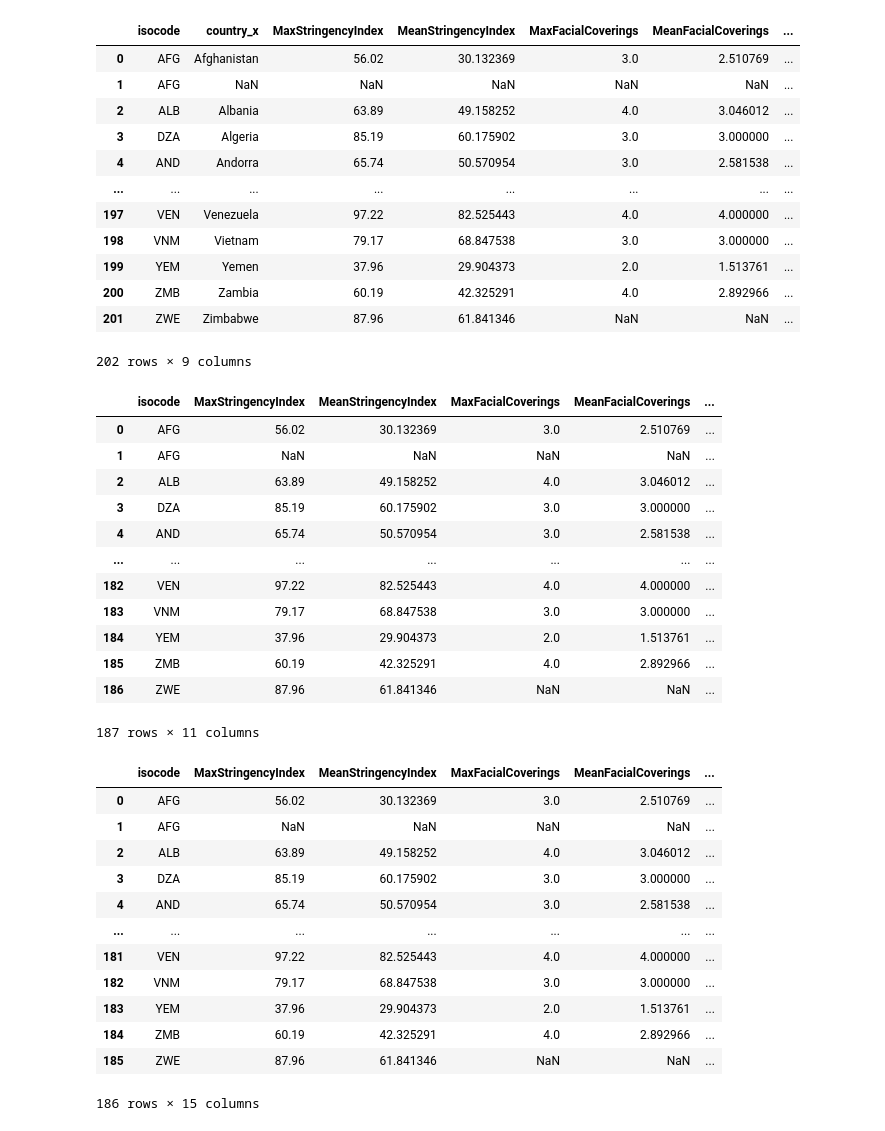
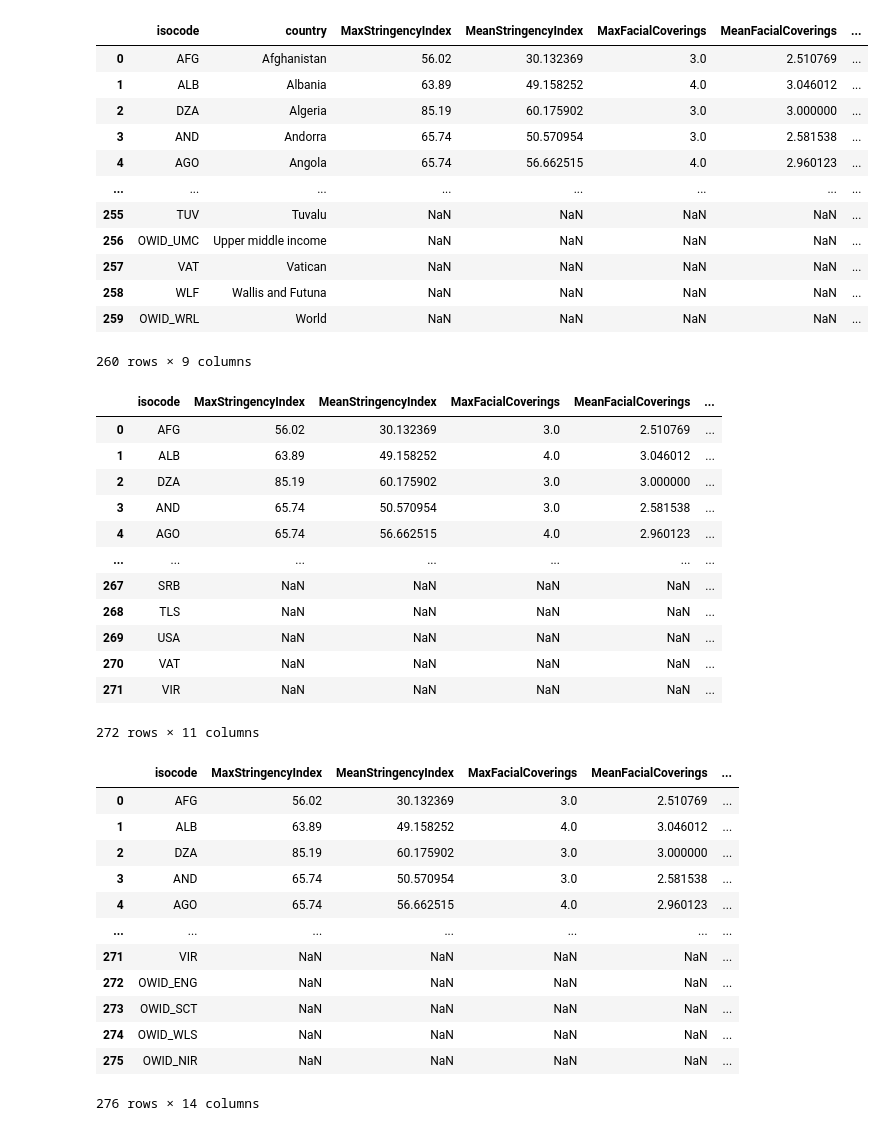
Before and after one commit to polinaprinii/DAP-Project, a Jupyter notebook: Linear Regression/Final Dataset.ipynb, the cells around one changed output. Saved outputs shown, nothing was run; the diff lists cells and outputs as text; code cells hidden in the pictures.

```diff
--- a/Linear Regression/Final Dataset.ipynb
+++ b/Linear Regression/Final Dataset.ipynb
@@ -13,56 +13,56 @@ tests = pd.read_csv(url3)
 url4 = "https://raw.githubusercontent.com/polinaprinii/DAP-Project/main/Vaccine_Analysis_by_Country/Main%20Project/CSV%20Files/finalexport.csv?token=ASV4RSZSY4LEVQIIVPRB43LBW6WDI"
 vaccine = pd.read_csv(url4)
 # %%
-merge1 = pd.merge(restrictions, tests, on ="isocode")
-merge1 = merge1[['isocode','country_x','MaxStringencyIndex','MeanStringencyIndex','MaxFacialCoverings','MeanFacialCoverings','MaxStayHome','MeanStayHome','tests']]
+merge1 = pd.merge(restrictions, tests, how="outer", left_on =["isocode","country"], right_on = ["isocode","country"])
+merge1 = merge1[['isocode','country','MaxStringencyIndex','MeanStringencyIndex','MaxFacialCoverings','MeanFacialCoverings','MaxStayHome','MeanStayHome','tests']]
 merge1
 # %% [output]
-|  | isocode | country_x | MaxStringencyIndex | MeanStringencyIndex | MaxFacialCoverings | MeanFacialCoverings | ... |
+|  | isocode | country | MaxStringencyIndex | MeanStringencyIndex | MaxFacialCoverings | MeanFacialCoverings | ... |
 | 0 | AFG | Afghanistan | 56.02 | 30.132369 | 3.0 | 2.510769 | ... |
-| 1 | AFG | NaN | NaN | NaN | NaN | NaN | ... |
-| 2 | ALB | Albania | 63.89 | 49.158252 | 4.0 | 3.046012 | ... |
-| 3 | DZA | Algeria | 85.19 | 60.175902 | 3.0 | 3.000000 | ... |
-| 4 | AND | Andorra | 65.74 | 50.570954 | 3.0 | 2.581538 | ... |
+| 1 | ALB | Albania | 63.89 | 49.158252 | 4.0 | 3.046012 | ... |
+| 2 | DZA | Algeria | 85.19 | 60.175902 | 3.0 | 3.000000 | ... |
+| 3 | AND | Andorra | 65.74 | 50.570954 | 3.0 | 2.581538 | ... |
+| 4 | AGO | Angola | 65.74 | 56.662515 | 4.0 | 2.960123 | ... |
 | ... | ... | ... | ... | ... | ... | ... | ... |
-| 197 | VEN | Venezuela | 97.22 | 82.525443 | 4.0 | 4.000000 | ... |
-| 198 | VNM | Vietnam | 79.17 | 68.847538 | 3.0 | 3.000000 | ... |
-| 199 | YEM | Yemen | 37.96 | 29.904373 | 2.0 | 1.513761 | ... |
-| 200 | ZMB | Zambia | 60.19 | 42.325291 | 4.0 | 2.892966 | ... |
-| 201 | ZWE | Zimbabwe | 87.96 | 61.841346 | NaN | NaN | ... |
+| 255 | TUV | Tuvalu | NaN | NaN | NaN | NaN | ... |
+| 256 | OWID_UMC | Upper middle income | NaN | NaN | NaN | NaN | ... |
+| 257 | VAT | Vatican | NaN | NaN | NaN | NaN | ... |
+| 258 | WLF | Wallis and Futuna | NaN | NaN | NaN | NaN | ... |
+| 259 | OWID_WRL | World | NaN | NaN | NaN | NaN | ... |
-202 rows × 9 columns
+260 rows × 9 columns
 # %%
-merge2 = pd.merge(merge1,cases_deaths, on="isocode")
+merge2 = pd.merge(merge1,cases_deaths,how="outer", left_on =["isocode","country"], right_on = ["isocode","country"])
 merge2 = merge2[['isocode','MaxStringencyIndex','MeanStringencyIndex','MaxFacialCoverings','MeanFacialCoverings','MaxStayHome','MeanStayHome','tests','country','Confirmed','Deaths']]
 merge2
 # %% [output]
 |  | isocode | MaxStringencyIndex | MeanStringencyIndex | MaxFacialCoverings | MeanFacialCoverings | ... |
 | 0 | AFG | 56.02 | 30.132369 | 3.0 | 2.510769 | ... |
-| 1 | AFG | NaN | NaN | NaN | NaN | ... |
-| 2 | ALB | 63.89 | 49.158252 | 4.0 | 3.046012 | ... |
-| 3 | DZA | 85.19 | 60.175902 | 3.0 | 3.000000 | ... |
-| 4 | AND | 65.74 | 50.570954 | 3.0 | 2.581538 | ... |
+| 1 | ALB | 63.89 | 49.158252 | 4.0 | 3.046012 | ... |
+| 2 | DZA | 85.19 | 60.175902 | 3.0 | 3.000000 | ... |
+| 3 | AND | 65.74 | 50.570954 | 3.0 | 2.581538 | ... |
+| 4 | AGO | 65.74 | 56.662515 | 4.0 | 2.960123 | ... |
 | ... | ... | ... | ... | ... | ... | ... |
-| 182 | VEN | 97.22 | 82.525443 | 4.0 | 4.000000 | ... |
-| 183 | VNM | 79.17 | 68.847538 | 3.0 | 3.000000 | ... |
-| 184 | YEM | 37.96 | 29.904373 | 2.0 | 1.513761 | ... |
-| 185 | ZMB | 60.19 | 42.325291 | 4.0 | 2.892966 | ... |
-| 186 | ZWE | 87.96 | 61.841346 | NaN | NaN | ... |
+| 267 | SRB | NaN | NaN | NaN | NaN | ... |
+| 268 | TLS | NaN | NaN | NaN | NaN | ... |
+| 269 | USA | NaN | NaN | NaN | NaN | ... |
+| 270 | VAT | NaN | NaN | NaN | NaN | ... |
+| 271 | VIR | NaN | NaN | NaN | NaN | ... |
-187 rows × 11 columns
+272 rows × 11 columns
 # %%
-merge3 = pd.merge(merge2, vaccine, on ="isocode")
+merge3 = pd.merge(merge2, vaccine, how="outer", left_on =["isocode","country"], right_on = ["isocode","country"])
 merge3
 # %% [output]
 |  | isocode | MaxStringencyIndex | MeanStringencyIndex | MaxFacialCoverings | MeanFacialCoverings | ... |
 | 0 | AFG | 56.02 | 30.132369 | 3.0 | 2.510769 | ... |
-| 1 | AFG | NaN | NaN | NaN | NaN | ... |
-| 2 | ALB | 63.89 | 49.158252 | 4.0 | 3.046012 | ... |
-| 3 | DZA | 85.19 | 60.175902 | 3.0 | 3.000000 | ... |
-| 4 | AND | 65.74 | 50.570954 | 3.0 | 2.581538 | ... |
+| 1 | ALB | 63.89 | 49.158252 | 4.0 | 3.046012 | ... |
+| 2 | DZA | 85.19 | 60.175902 | 3.0 | 3.000000 | ... |
+| 3 | AND | 65.74 | 50.570954 | 3.0 | 2.581538 | ... |
+| 4 | AGO | 65.74 | 56.662515 | 4.0 | 2.960123 | ... |
 | ... | ... | ... | ... | ... | ... | ... |
-| 181 | VEN | 97.22 | 82.525443 | 4.0 | 4.000000 | ... |
-| 182 | VNM | 79.17 | 68.847538 | 3.0 | 3.000000 | ... |
-| 183 | YEM | 37.96 | 29.904373 | 2.0 | 1.513761 | ... |
-| 184 | ZMB | 60.19 | 42.325291 | 4.0 | 2.892966 | ... |
-| 185 | ZWE | 87.96 | 61.841346 | NaN | NaN | ... |
+| 271 | VIR | NaN | NaN | NaN | NaN | ... |
+| 272 | OWID_ENG | NaN | NaN | NaN | NaN | ... |
+| 273 | OWID_SCT | NaN | NaN | NaN | NaN | ... |
+| 274 | OWID_WLS | NaN | NaN | NaN | NaN | ... |
+| 275 | OWID_NIR | NaN | NaN | NaN | NaN | ... |
-186 rows × 15 columns
+276 rows × 14 columns
 # %%
```
Also changed, not shown: parts of 6 cells of this notebook, 2 other files.
